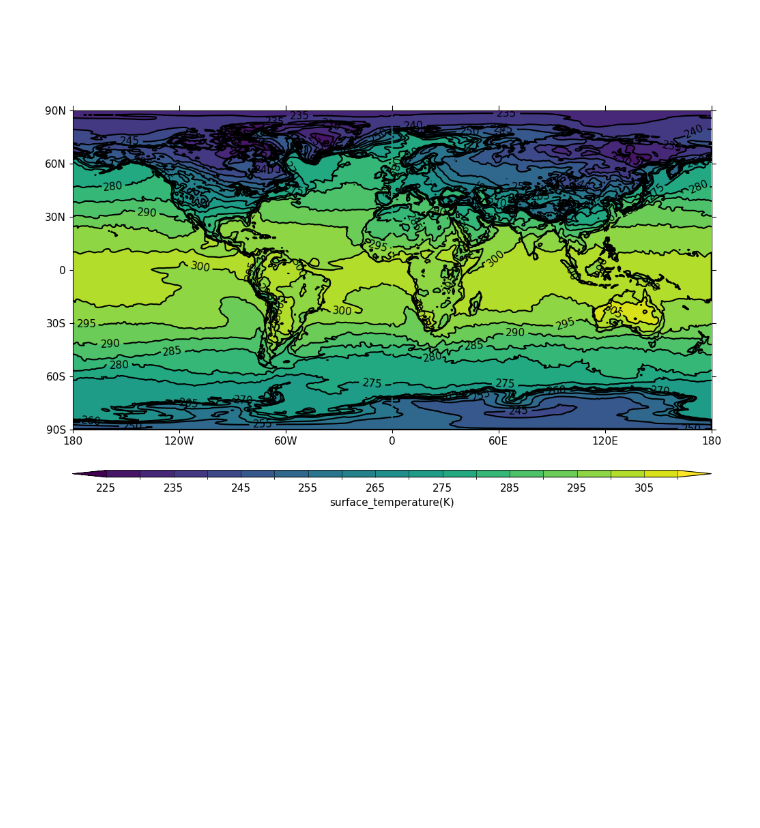
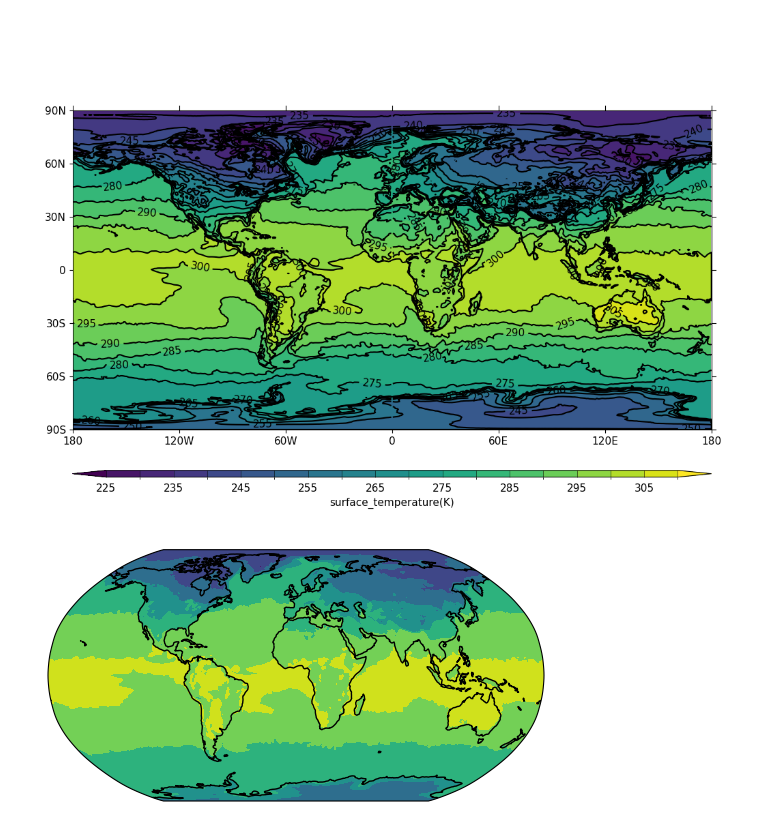
Before and after one commit to jonnyhtw/CANARI-cfa, a Jupyter notebook: CANARI-cfa.ipynb, the cells around one changed output. Saved outputs shown, nothing was run; the diff lists cells and outputs as text; code cells hidden in the pictures; blank space fills up the shorter version.

Commit message:
Plots and working CFA.

```diff
--- a/CANARI-cfa.ipynb
+++ b/CANARI-cfa.ipynb
@@ -5,4 +7,11 @@ import matplotlib.pyplot as plt
 # %%
 %matplotlib inline
 # %%
-path = '/gws/nopw/j04/canari/shared/large-ensemble/priority/HIST1/5/ATM/yearly/1850/cv247a_5_mon_m01s00i024_3.nc'
+base_path = '/gws/nopw/j04/canari/shared/large-ensemble/priority/HIST1/5/ATM/yearly/1850/'
+files = ['cv247a_5_mon_m01s00i024_3.nc', 'cv247a_5_mon_m01s03i236_8.nc']
+
+full_paths = [os.path.join(base_path, f) for f in files]
+
+obj = cf.read(full_paths, cfa_write='./my_dataset.cfa')
+
+print(obj[0][0]   )
@@ -9,2 +27,0 @@ path = '/gws/nopw/j04/canari/shared/large-ensemble/priority/HIST1/5/ATM/yearly/1
-# %%
-obj = cf.read(path)
@@ -18,8 +31,15 @@ cfp.con(obj[0][0])
 plt.show();
 # %% [output]
 [figure]
-# %%
-obj = cf.read(path)
-
-
-cf.write(obj, 'my_cfa_file.nc', fmt='NETCDF4')
+# %%
+lons = obj[0][0].construct('longitude').get_data().array
+lats = obj[0][0].construct('latitude').get_data().array
+
+fig, ax=plt.subplots(subplot_kw={'projection': ccrs.Robinson()})
+
+plt.contourf(lons,lats, obj[0][0].array.squeeze(), transform=ccrs.PlateCarree())
+ax.coastlines()
+
+plt.show();
+# %% [output]
+[figure, added]
```
Also changed, not shown: parts of 4 cells of this notebook, 2 other files.
